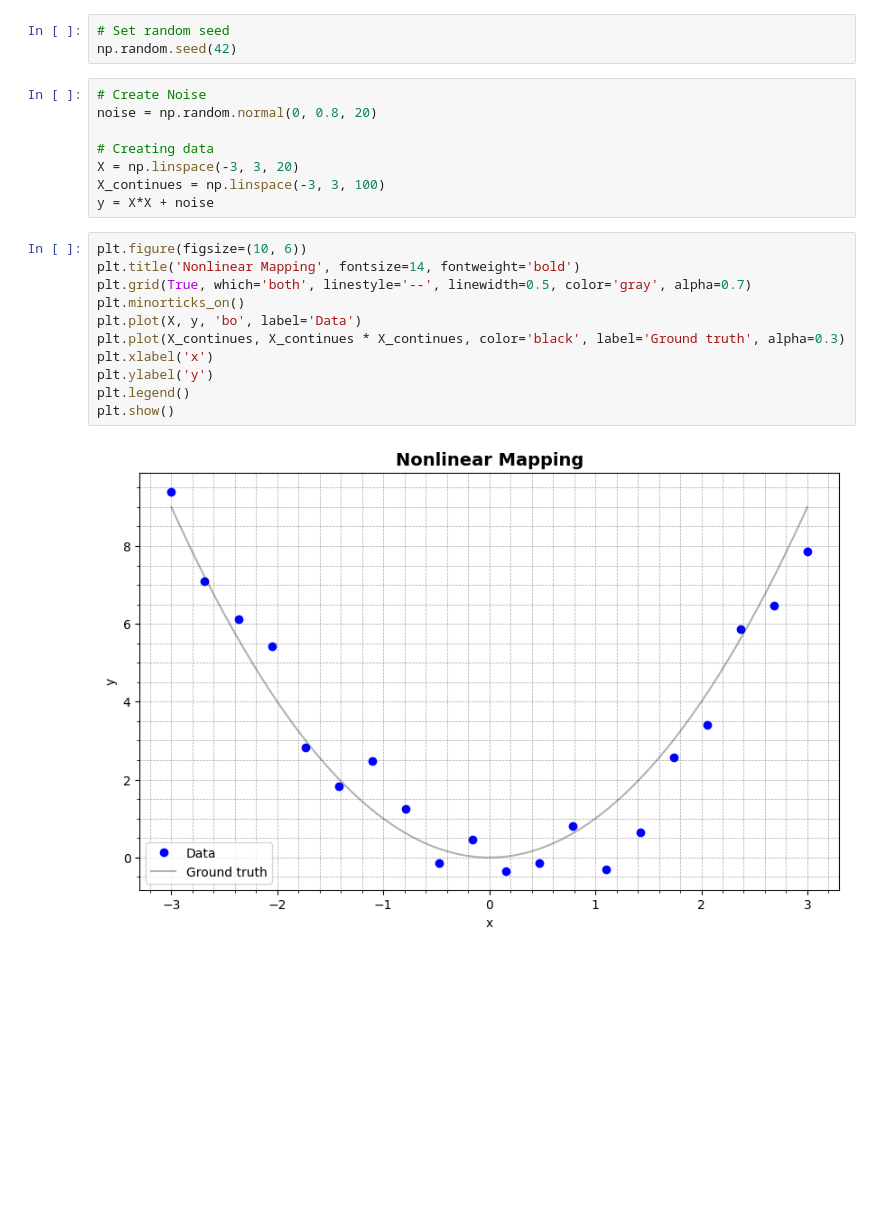
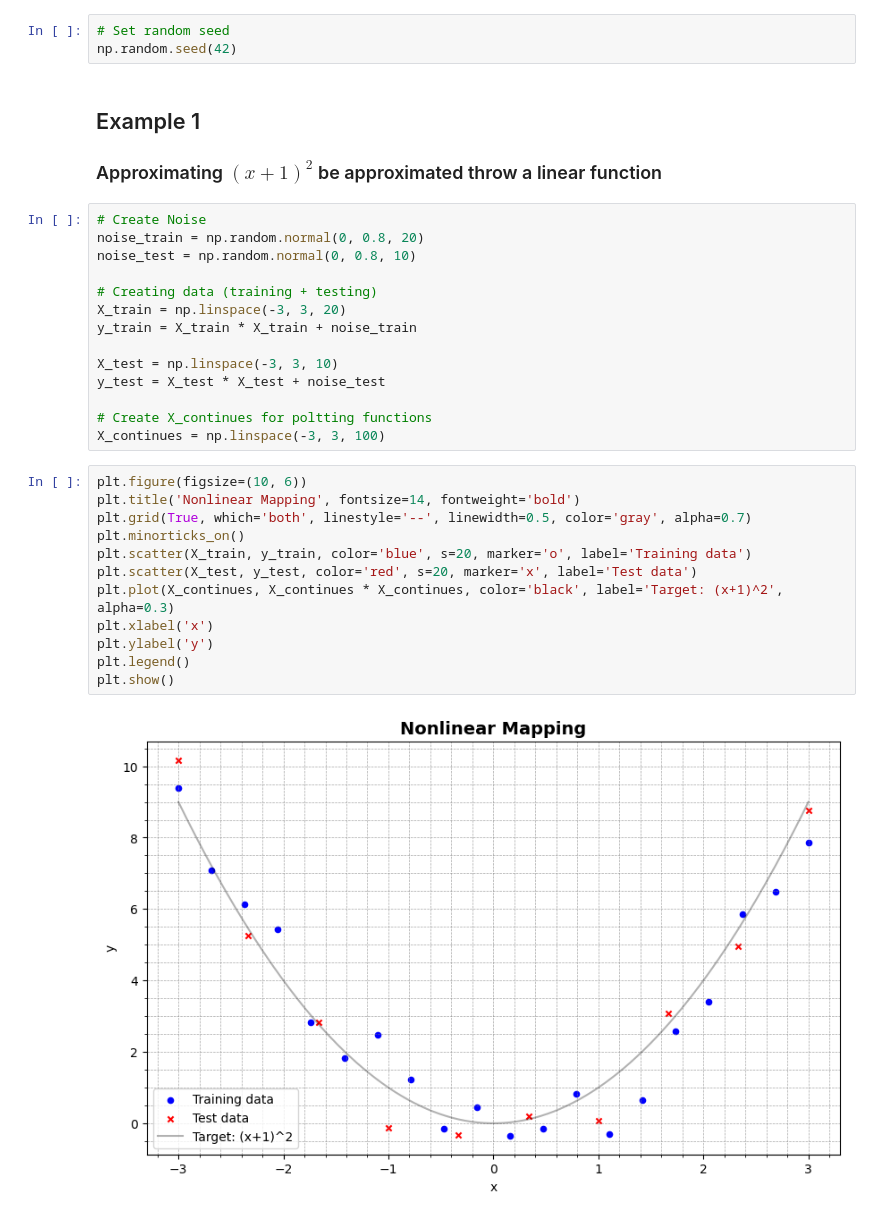
Before and after one commit to raphsenn/ai-notebooks, a Jupyter notebook: machine_learning/linear_methods/nonlinear_mapping.ipynb, the cells around one changed output. Cells and saved outputs as stored; diff of their text form; blank space fills up the shorter version.

```diff
--- a/machine_learning/linear_methods/nonlinear_mapping.ipynb
+++ b/machine_learning/linear_methods/nonlinear_mapping.ipynb
@@ -34,25 +34,36 @@ import matplotlib.pyplot as plt
 # %%
 # Set random seed
 np.random.seed(42)
+# %% [markdown]
+## Example 1
+
+### Approximating $(x + 1)^{2}$ be approximated throw a linear function
 # %%
 # Create Noise
-noise = np.random.normal(0, 0.8, 20)
+noise_train = np.random.normal(0, 0.8, 20)
+noise_test = np.random.normal(0, 0.8, 10)
 
-# Creating data
-X = np.linspace(-3, 3, 20)
+# Creating data (training + testing)
+X_train = np.linspace(-3, 3, 20)
+y_train = X_train * X_train + noise_train
+
+X_test = np.linspace(-3, 3, 10)
+y_test = X_test * X_test + noise_test
+
+# Create X_continues for poltting functions
 X_continues = np.linspace(-3, 3, 100)
-y = X*X + noise
 # %%
 plt.figure(figsize=(10, 6))
 plt.title('Nonlinear Mapping', fontsize=14, fontweight='bold')
 plt.grid(True, which='both', linestyle='--', linewidth=0.5, color='gray', alpha=0.7)
 plt.minorticks_on()
-plt.plot(X, y, 'bo', label='Data')
-plt.plot(X_continues, X_continues * X_continues, color='black', label='Ground truth', alpha=0.3)
+plt.scatter(X_train, y_train, color='blue', s=20, marker='o', label='Training data')
+plt.scatter(X_test, y_test, color='red', s=20, marker='x', label='Test data')
+plt.plot(X_continues, X_continues * X_continues, color='black', label='Target: (x+1)^2', alpha=0.3)
 plt.xlabel('x')
 plt.ylabel('y')
 plt.legend()
 plt.show()
 # %% [output]
-[figure, old version]
+[figure, new version]
 # %%
```
Also changed, not shown: parts of 16 cells of this notebook.
